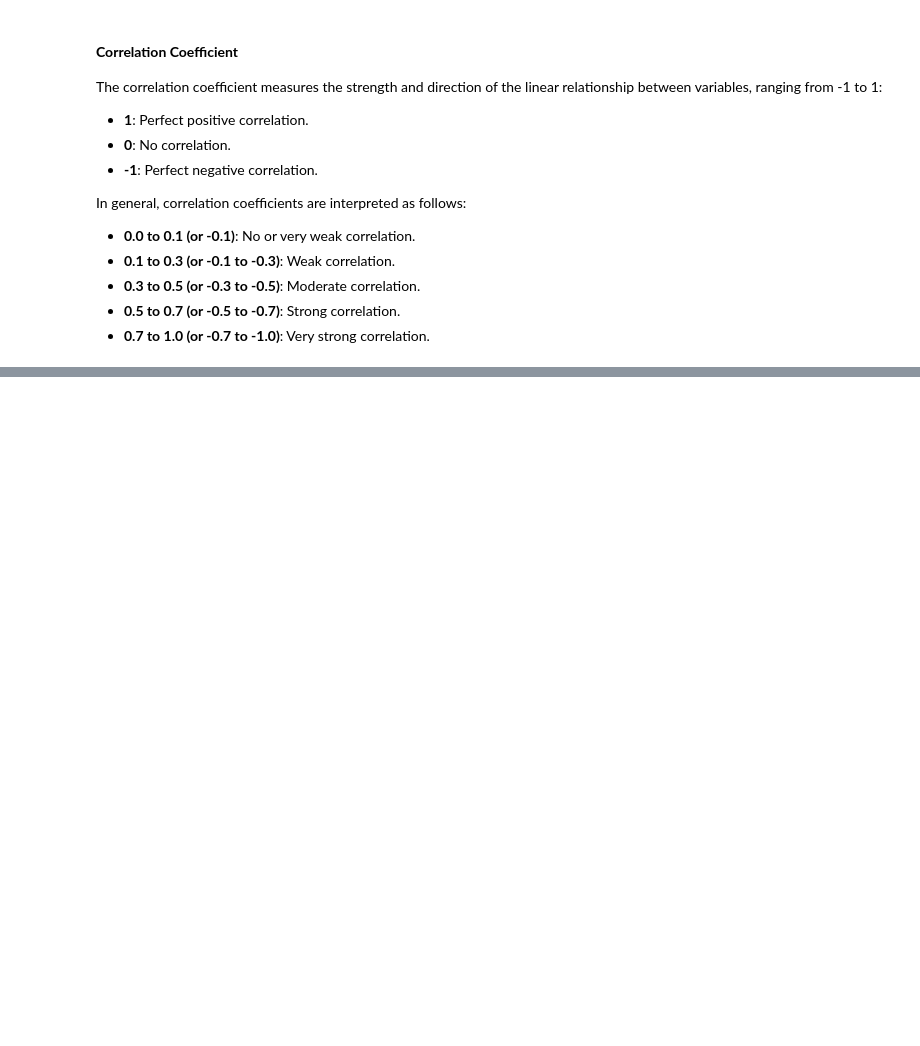
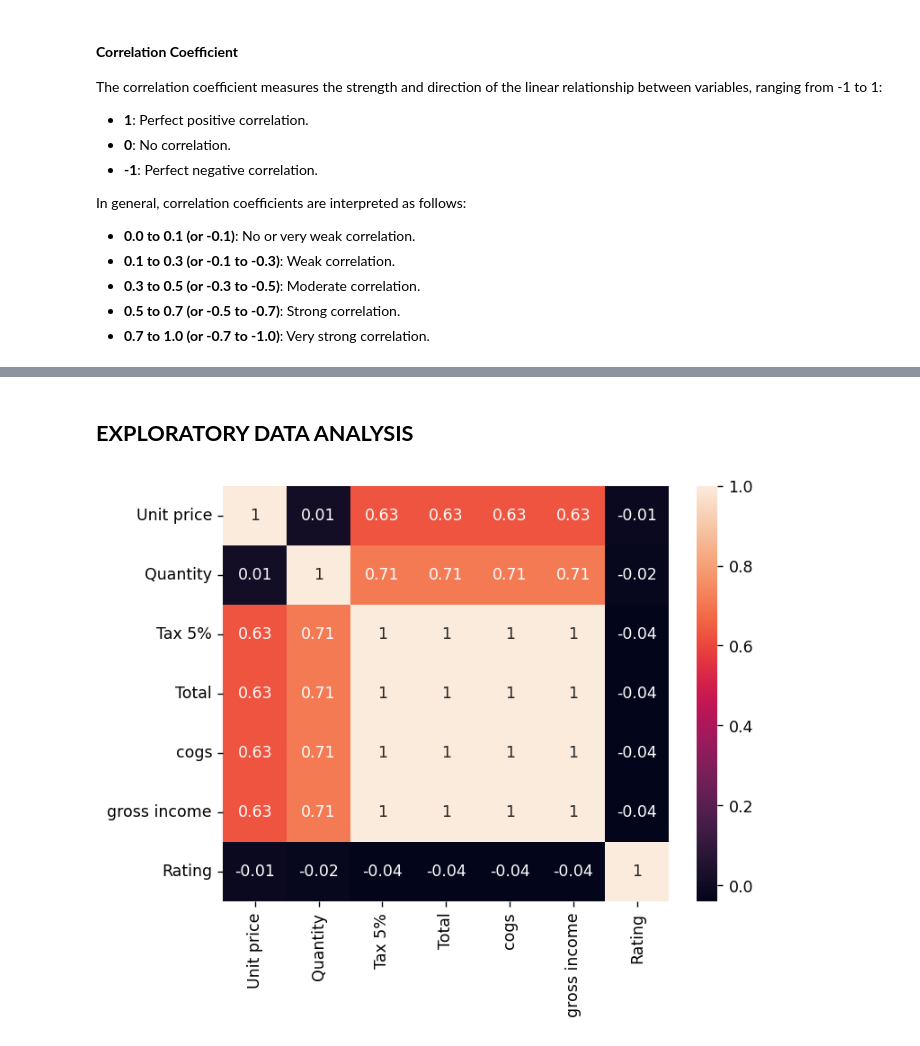
Before and after one commit to GitP001/EDA-on-Suparmarket-Sales, a Jupyter notebook: EDA_Project.ipynb, the cells around one changed output, grey strips where cells are left out. Drawn from its saved outputs; the diff is of its cells as text; code cells hidden in the pictures; blank space fills up the shorter version.

```diff
--- a/EDA_Project.ipynb
+++ b/EDA_Project.ipynb
@@ -331,0 +333,14 @@ np.round(df.corr(),2)
+# %% [markdown]
+## **EXPLORATORY DATA ANALYSIS**
+# %%
+plt.figure(dpi=125)
+# Sets up the figure with a resolution of 125 DPI,
+# controlling the quality of the image
+sns.heatmap(np.round(df_num.corr(), 2), annot = True)
+# df.corr() calculates the correlation matrix of the DataFrame
+# np.round(..., 2) rounds the correlation values to 2 decimal places
+# sns.heatmap(...) creates a heatmap to visualize the correlation matrix
+# annot=True displays the correlation values on the heatmap cells.
+plt.show()
+# %% [output]
+[figure, added]
```
Also changed, not shown: parts of 38 cells of this notebook.
